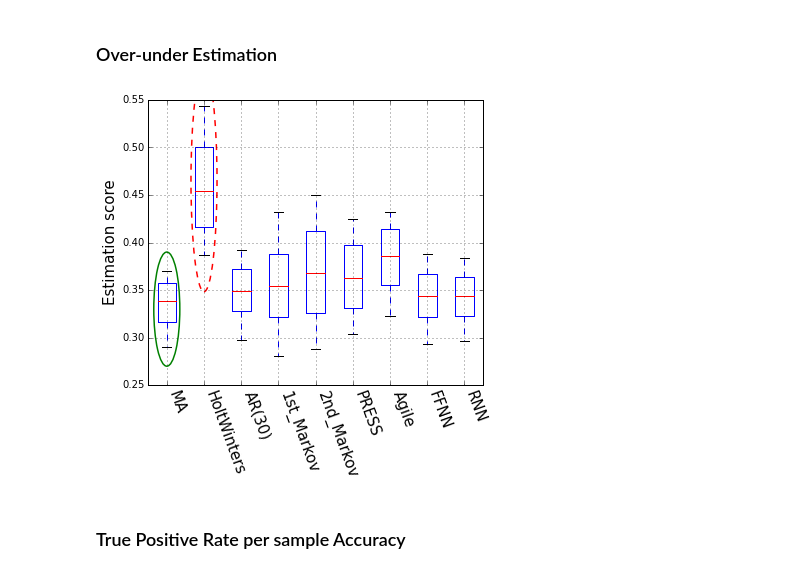
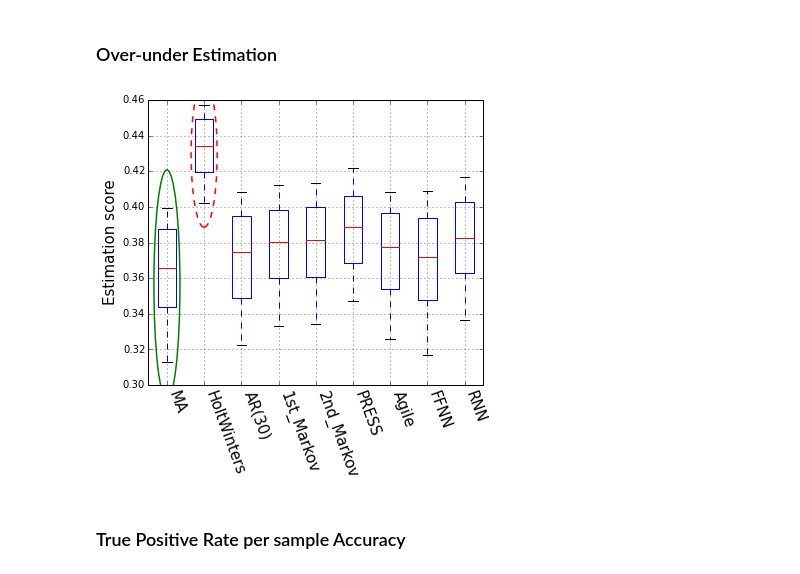
Before and after one commit to Manrich121/ForecastingCloud, a Jupyter notebook: DataPlot/src/model_evaluations_cpu.ipynb, the cells around one changed output. Cells and saved outputs as stored; diff of their text form; code cells hidden in the pictures.

```diff
--- a/DataPlot/src/model_evaluations_cpu.ipynb
+++ b/DataPlot/src/model_evaluations_cpu.ipynb
@@ -143,16 +143,16 @@ plt.savefig("D:/data/results_figs/cpu5x_underest.pdf", type='pdf')
 # %%
 plt.figure(figsize=(6,6))
 plt.xticks(horizontalalignment='left',rotation=-70, fontsize=15)
-pltdic= plt.boxplot([0.1*results[i][:,2] + 0.9*results[i][:,3] for i in range(len(labs)) ], whis=[10,90], showfliers=False,labels=labs);
+pltdic= plt.boxplot([0.5*results[i][:,2] + 0.5*results[i][:,3] for i in range(len(labs)) ], whis=[10,90], showfliers=False,labels=labs);
 plt.subplots_adjust(bottom=0.24)
 plt.ylabel('Estimation score', fontsize=15)
 plt.grid()
 e = elp(pltdic,'min',skiplast=0)
 plt.gca().add_patch(e[0])
 plt.gca().add_patch(e[1])
 plt.savefig("D:/data/results_figs/cpu5x_estscore.pdf", type='pdf')
 # %% [output]
-[figure, old version]
+[figure, new version]
 # %% [markdown]
 ### True Positive Rate per sample Accuracy
 # %% [markdown]
```
Also changed, not shown: parts of 4 cells of this notebook, 1 other file.
